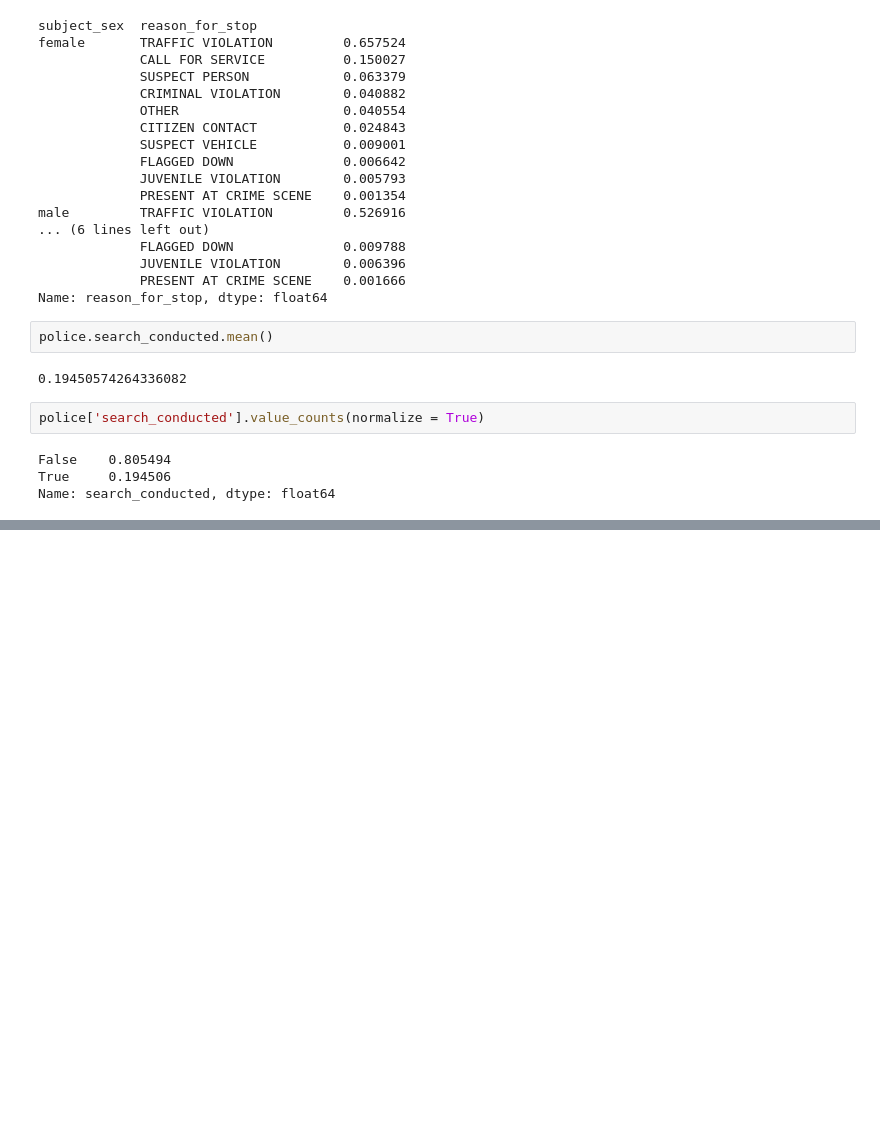
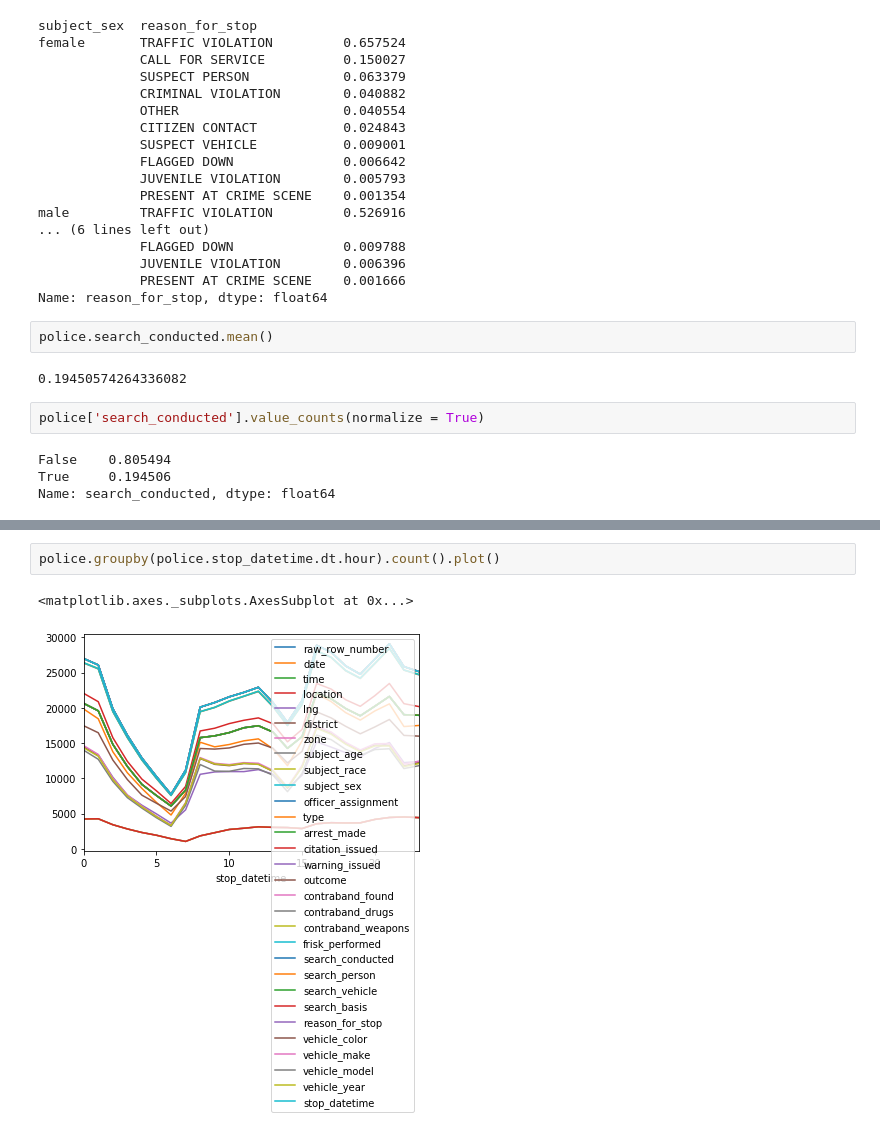
Before and after one commit to SANYAM1996/scatter-plotter, a Jupyter notebook: Datacamp/Smart_Pandas.ipynb, the cells around one changed output, grey strips where cells are left out. Cells and saved outputs as stored; diff of their text form; blank space fills up the shorter version.

```diff
--- a/Datacamp/Smart_Pandas.ipynb
+++ b/Datacamp/Smart_Pandas.ipynb
@@ -177,0 +263,5 @@ Name: search_conducted, dtype: float64
+# %%
+police.groupby(police.stop_datetime.dt.hour).count().plot()
+# %% [output]
+<matplotlib.axes._subplots.AxesSubplot at 0x...>
+[figure, added]
```
Also changed, not shown: parts of 7 cells of this notebook.
